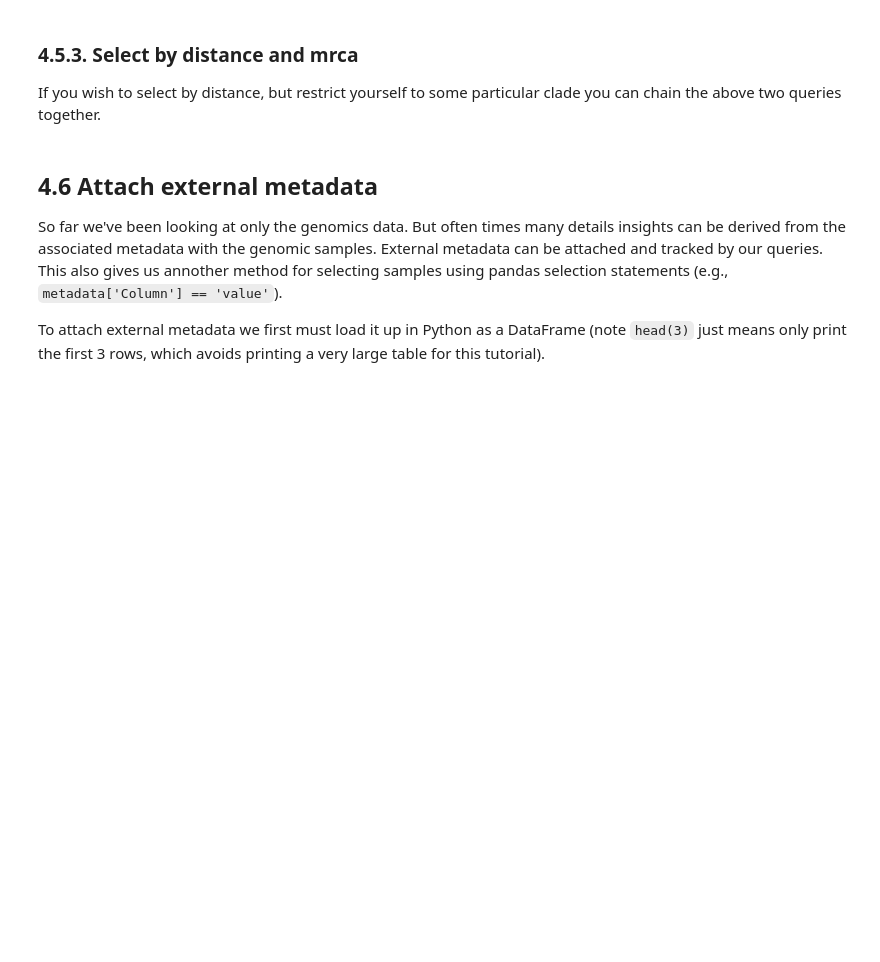
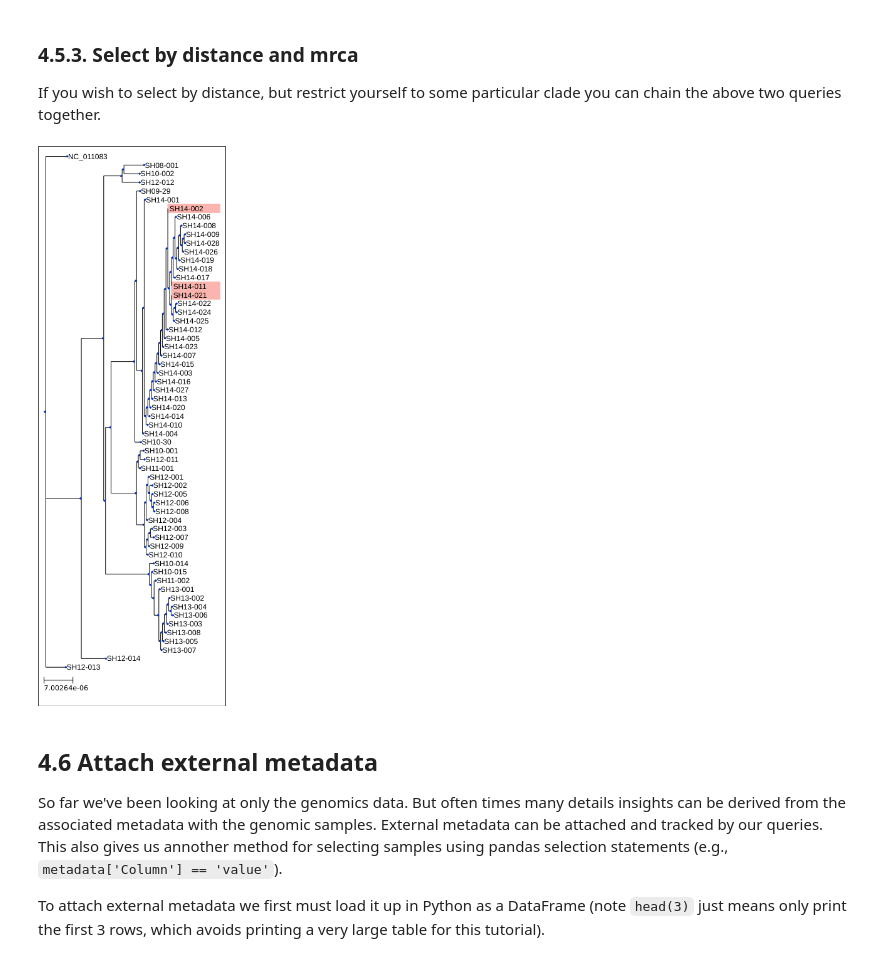
Before and after one commit to apetkau/genomics-data-index-examples, a Jupyter notebook: examples/tutorial-1-salmonella.ipynb, the cells around one changed output. Saved outputs shown, nothing was run; the diff lists cells and outputs as text; code cells hidden in the pictures; blank space fills up the shorter version.

```diff
--- a/examples/tutorial-1-salmonella.ipynb
+++ b/examples/tutorial-1-salmonella.ipynb
@@ -234,10 +386,12 @@ t.tree_styler().highlight(tmrca).render(w=300)
 
 If you wish to select by distance, but restrict yourself to some particular clade you can chain the above two queries together.
 # %%
-tmrca_and_dist = t.isin(['SH14-001', 'SH14-027'], kind='mrca')\
-    .isin('SH14-001', kind='distance', distance=3e-7, units='substitutions/site')
+tmrca_and_dist = t.isin(['SH14-002', 'SH14-025'], kind='mrca')\
+    .isin('SH14-002', kind='distance', distance=1e-7, units='substitutions/site')
 
-t.tree_styler().highlight(tmrca_and_dist).render(w=300)
+t.tree_styler(show_legend_type_labels=False).highlight(tmrca_and_dist).render(w=300)
+# %% [output]
+[figure, added]
 # %% [markdown]
 ## 4.6 Attach external metadata
 
```
Also changed, not shown: parts of 98 cells of this notebook.
